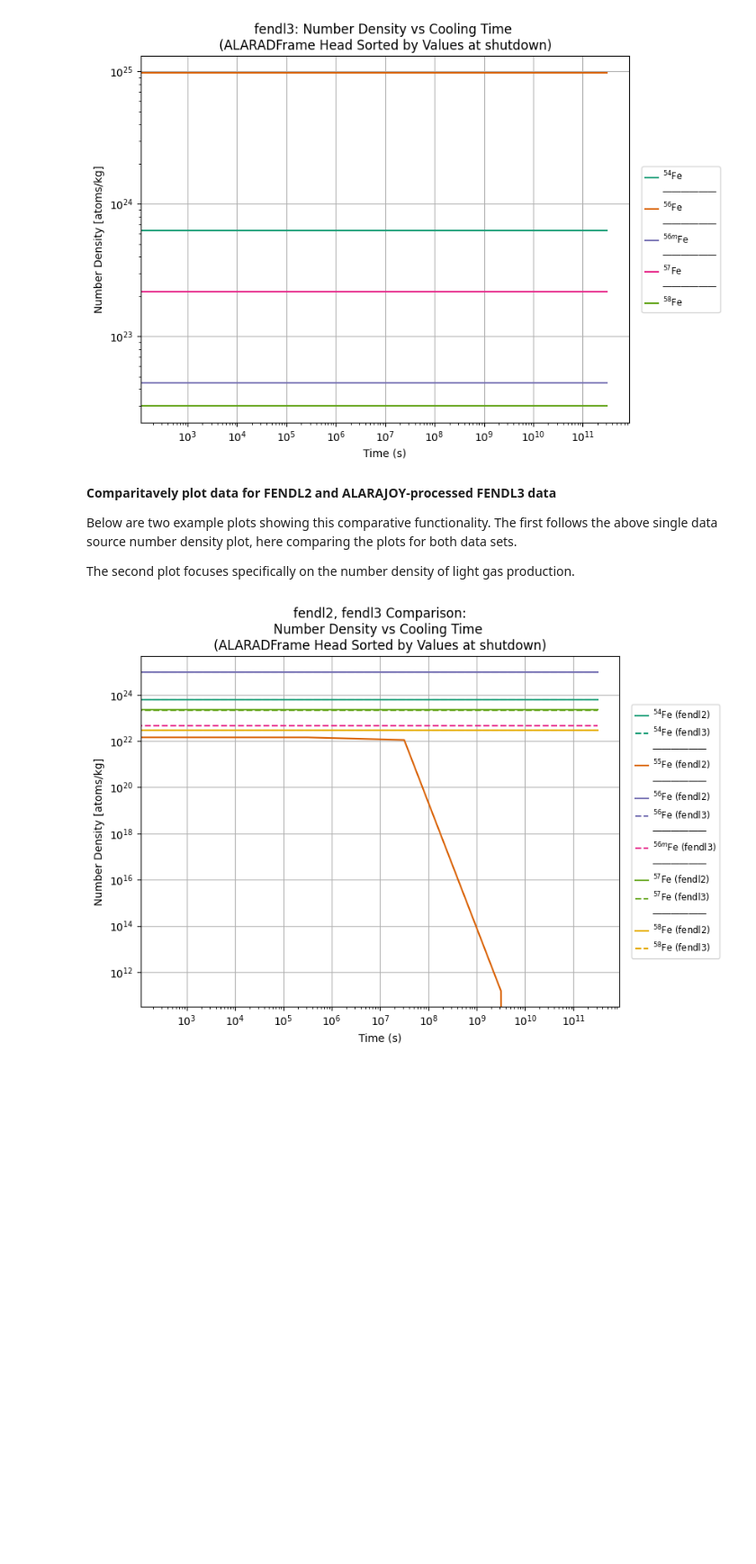
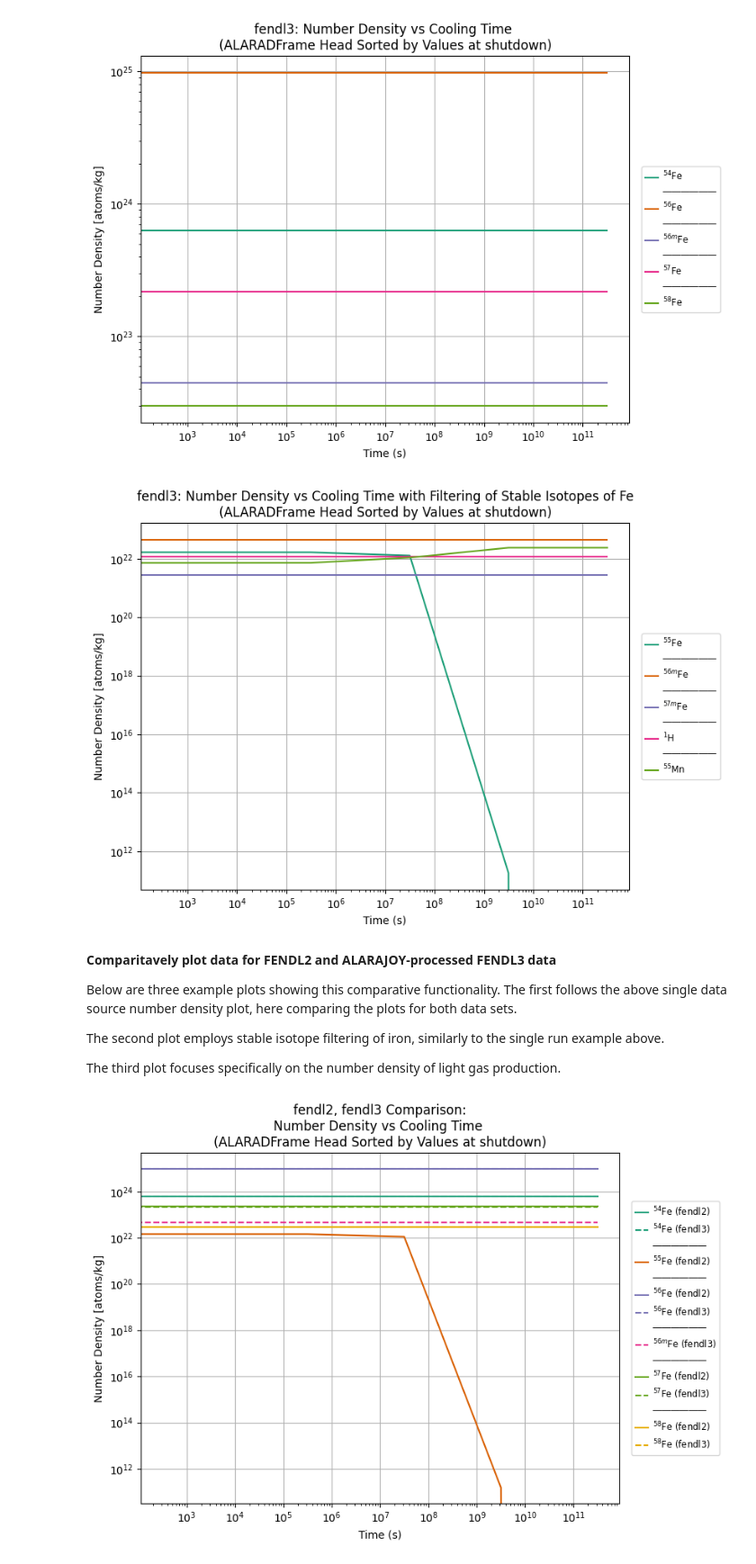
Before and after one commit to svalinn/ALARA, a Jupyter notebook: tools/ALARAJOYWrapper/alarajoy_QA_notebook.ipynb, the cells around one changed output. Shown at 90% size. Cells and saved outputs as stored; diff of their text form; code cells hidden in the pictures; blank space fills up the shorter version.

```diff
--- a/tools/ALARAJOYWrapper/alarajoy_QA_notebook.ipynb
+++ b/tools/ALARAJOYWrapper/alarajoy_QA_notebook.ipynb
@@ -87,11 +88,24 @@ f3_numdens_plot
 # %% [output]
 [figure]
+# %%
+f3_numdens_plot_no_stable_fe = alaraplot.plot_single_response(
+    adf,
+    run_lbls='fendl3',
+    variable='Number Density',
+    nuclides=f'!{element}',
+    head=6,
+    total=False
+)
+# %% [output]
+[figure, added]
 # %% [markdown]
 **Comparitavely plot data for FENDL2 and ALARAJOY-processed FENDL3 data**
 
-Below are two example plots showing this comparative functionality. The first follows the above single data source number density plot, here comparing the plots for both data sets.
+Below are three example plots showing this comparative functionality. The first follows the above single data source number density plot, here comparing the plots for both data sets.
 
-The second plot focuses specifically on the number density of light gas production.
+The second plot employs stable isotope filtering of iron, similarly to the single run example above.
+
+The third plot focuses specifically on the number density of light gas production.
 # %%
 datalibs = ['fendl2', 'fendl3']
 
```
Also changed, not shown: parts of 13 cells of this notebook, 3 other files.
